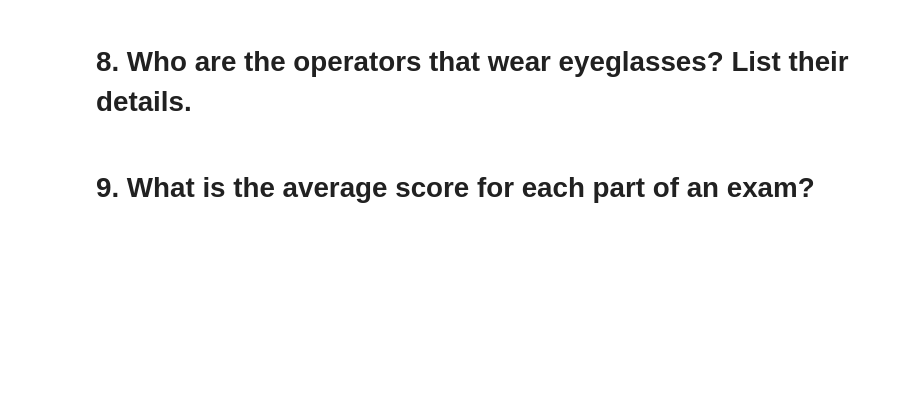
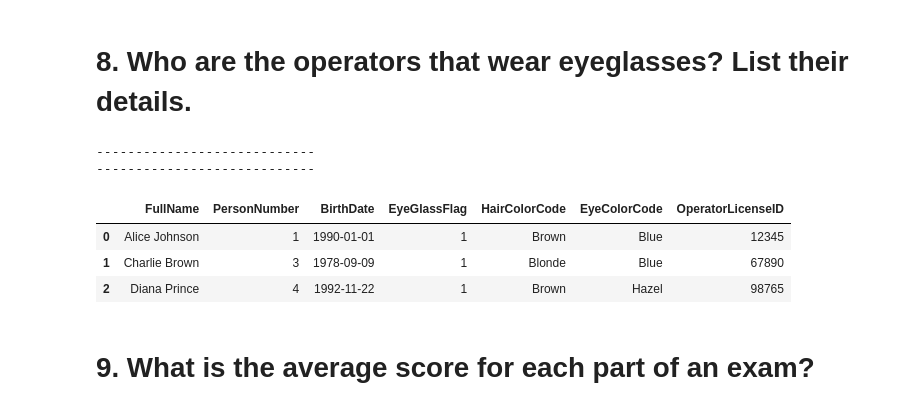
Before and after one commit to ayasqualli/Database-Management, a Jupyter notebook: Copy_of_DMV_USECASE.ipynb, the cells around one changed output. Saved outputs shown, nothing was run; the diff lists cells and outputs as text; code cells hidden in the pictures; blank space fills up the shorter version.

```diff
--- a/Copy_of_DMV_USECASE.ipynb
+++ b/Copy_of_DMV_USECASE.ipynb
@@ -354,2 +409,19 @@ solution_idx=7)
+# %%
+run_query("""
+SELECT p.FullName, op.*
+FROM Operator op
+JOIN Person p ON op.PersonNumber = p.PersonNumber
+WHERE op.EyeGlassFlag = 1;
+
+
+""",
+solution_idx=7)
+# %% [output]
+----------------------------
+----------------------------
+|  | FullName | PersonNumber | BirthDate | EyeGlassFlag | HairColorCode | EyeColorCode | OperatorLicenseID |
+| 0 | Alice Johnson | 1 | 1990-01-01 | 1 | Brown | Blue | 12345 |
+| 1 | Charlie Brown | 3 | 1978-09-09 | 1 | Blonde | Blue | 67890 |
+| 2 | Diana Prince | 4 | 1992-11-22 | 1 | Brown | Hazel | 98765 |
 # %% [markdown]
 # 9. What is the average score for each part of an exam?
```
Also changed, not shown: parts of 33 cells of this notebook.
